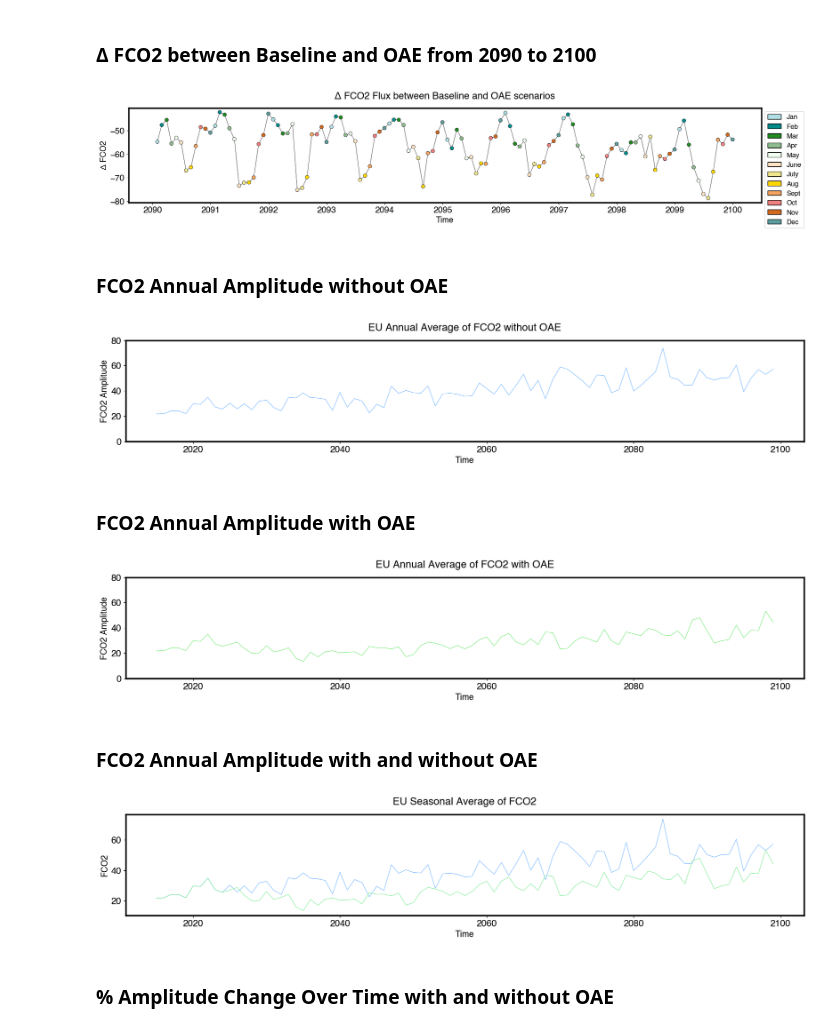
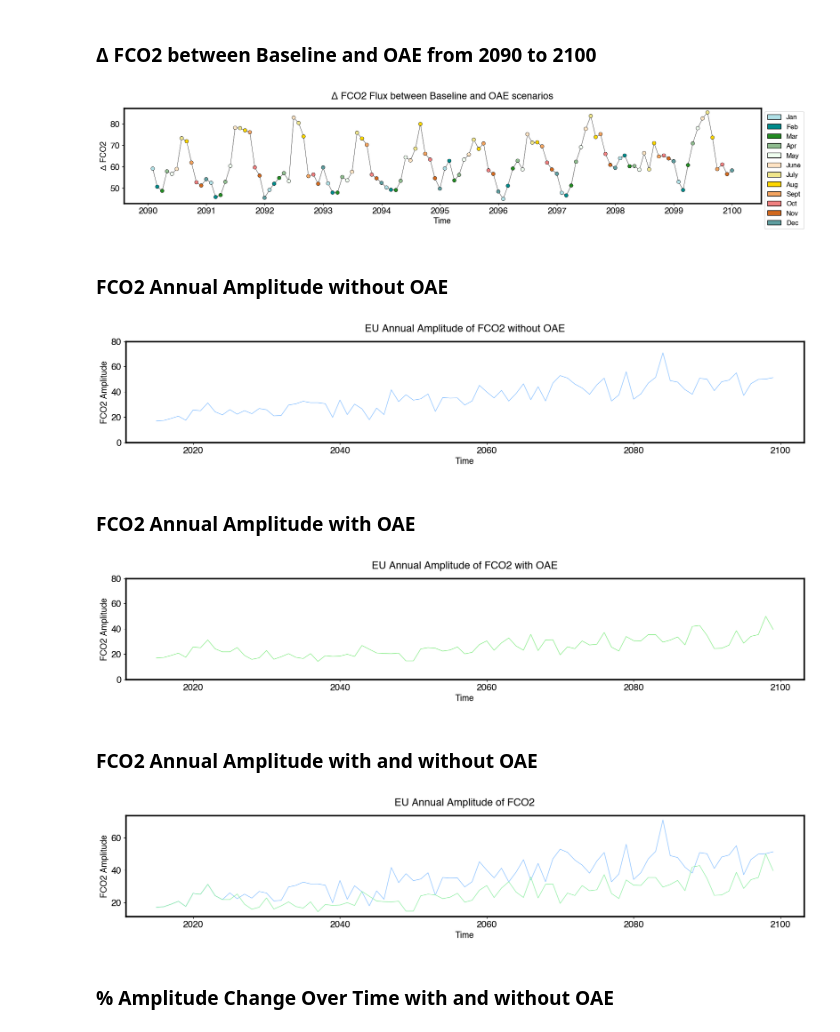
Before and after one commit to chiaraciscato/MScThesis, a Jupyter notebook: FCO2_Comparison.ipynb, the cells around one changed output. Drawn from its saved outputs; the diff is of its cells as text; code cells hidden in the pictures.

Commit message:
analyse a single data point

```diff
--- a/FCO2_Comparison.ipynb
+++ b/FCO2_Comparison.ipynb
@@ -56,6 +54,6 @@ sliced_data_baseline = ds.where((-25 < ds.nav_lon) & (ds.nav_lon < 10) & (35 < d
 sliced_frame_baseline = sliced_data_baseline.sel(time_counter=slice('2090', '2100'))
 # %%
-sliced_data_oae = ds_oae.where((-25 < ds_oae.nav_lon) & (ds_oae.nav_lon < 10) & (35 < ds_oae.nav_lat) & (ds_oae.nav_lat < 70), drop=True)
+sliced_data_oae = ds_oae.where((-25 < ds_oae.nav_lon) & (ds_oae.nav_lon < 10) & (40 < ds_oae.nav_lat) & (ds_oae.nav_lat < 70), drop=True)
 sliced_frame_oae = sliced_data_oae.sel(time_counter=slice('2090', '2100'))
 # %%
 sliced_data_baseline_plot = sliced_data_baseline.fco2.mean(dim=('y', 'x'))
@@ -461,5 +455,5 @@ end_date_month = "2100-01-01"
 fco2_baseline_month = sliced_data_baseline["fco2"].sel(time_counter=slice(start_date_month, end_date_month))
 # %%
 fco2_month_summary_baseline = fco2_baseline_month.groupby('time_counter.season').mean('time_counter', skipna=True)
-fco2_month_mean_all_years_baseline = fco2_baseline_month.resample(time_counter='M', keep_attrs=True).mean()
+fco2_month_mean_all_years_baseline = fco2_baseline_month.resample(time_counter='M').mean(keep_attrs=True)
 fco2_monthly_mean_baseline = fco2_month_mean_all_years_baseline.groupby('time_counter').mean(["y", "x"])
@@ -469,5 +461,5 @@ Passing ``keep_attrs`` to ``resample`` has no effect and will raise an error in
 fco2_oae_month = sliced_data_oae["fco2"].sel(time_counter=slice(start_date_month, end_date_month))
 # %%
 fco2_month_summary_oae = fco2_oae_month.groupby('time_counter.season').mean('time_counter', skipna=True)
-fco2_month_mean_all_years_oae = fco2_oae_month.resample(time_counter='M', keep_attrs=True).mean()
+fco2_month_mean_all_years_oae = fco2_oae_month.resample(time_counter='M').mean(keep_attrs=True)
 fco2_monthly_mean_oae = fco2_month_mean_all_years_oae.groupby('time_counter').mean(["y", "x"])
@@ -604,7 +594,7 @@ pass
 # %% [markdown]
 ### Δ FCO2 between Baseline and OAE from 2090 to 2100
 # %%
-delta_fco2 = fco2_oae_monthly.fco2 - fco2_baseline_monthly.fco2
+delta_fco2 = fco2_baseline_monthly.fco2 - fco2_oae_monthly.fco2
 # %%
 delta_fco2 = delta_fco2.to_xarray()
 # %%
@@ -636,16 +626,16 @@ colors = dict(zip(delta_fco2.Month.unique(), ['powderblue', 'darkcyan', 'forestg
 # %%
 fig, ax = plt.subplots(figsize=(20, 3))
 ax.plot_date(delta_fco2.index, delta_fco2.fco2, '-', color="black", linewidth=0.5, zorder=1)
 ax.scatter(delta_fco2.index, delta_fco2.fco2, color=delta_fco2.Month.map(lambda x: colors[x]), edgecolors='black',  linewidth=0.5, s=40)
 legend = [mpatches.Patch(facecolor = value, edgecolor = "black", label = key, alpha = 1) for key, value in colors.items()]
 ax.legend(handles = legend, bbox_to_anchor=(1, 1), loc='upper left', fontsize=12)
 ax.set_xlabel('Time', fontsize=14)
 ax.set_ylabel('Δ FCO2', fontsize=14)
-ax.set_title("Δ FCO2 Flux between Baseline and OAE scenarios", fontname="Helvetica", fontsize=17, y=1.06)
+ax.set_title("Δ FCO2 Flux between Baseline and OAE", fontname="Helvetica", fontsize=17, y=1.06)
 
 pass
 # %% [output]
-[figure, old version]
+[figure, new version]
 # %% [markdown]
 ### FCO2 Annual Amplitude without OAE
 # %%
@@ -673,10 +663,10 @@ plt.plot(fco2_amplitude_baseline.year, fco2_amplitude_baseline.fco2, linewidth=1
 plt.ylim(0, 80)
 plt.xlabel("Time", fontsize=14)
 plt.ylabel("FCO2 Amplitude", fontsize=14)
-plt.title('EU Annual Average of FCO2 without OAE', fontname="Helvetica", fontsize=17, y=1.06)
+plt.title('EU Annual Amplitude of FCO2 without OAE', fontname="Helvetica", fontsize=17, y=1.06)
 plt.show()
 # %% [output]
-[figure, old version]
+[figure, new version]
 # %% [markdown]
 ### FCO2 Annual Amplitude with OAE
 # %%
@@ -704,10 +694,10 @@ plt.plot(fco2_amplitude_oae.year, fco2_amplitude_oae.fco2, linewidth=1, color='l
 plt.ylim(0, 80)
 plt.xlabel("Time", fontsize=14)
 plt.ylabel("FCO2 Amplitude", fontsize=14)
-plt.title('EU Annual Average of FCO2 with OAE', fontname="Helvetica", fontsize=17, y=1.06)
+plt.title('EU Annual Amplitude of FCO2 with OAE', fontname="Helvetica", fontsize=17, y=1.06)
 plt.show()
 # %% [output]
-[figure, old version]
+[figure, new version]
 # %% [markdown]
 ### FCO2 Annual Amplitude with and without OAE
 # %%
@@ -716,10 +706,10 @@ plt.plot(fco2_amplitude_baseline.year, fco2_amplitude_baseline.fco2, linewidth=1
 plt.plot(fco2_amplitude_oae.year, fco2_amplitude_oae.fco2, linewidth=1, label = 'OAE')
 plt.xlabel("Time", fontsize=14)
 plt.ylabel("FCO2 Amplitude", fontsize=14)
-plt.title('EU Annual Average of FCO2', fontname="Helvetica", fontsize=17, y=1.06)
+plt.title('EU Annual Amplitude of FCO2', fontname="Helvetica", fontsize=17, y=1.06)
 plt.show()
 # %% [output]
-[figure, old version]
+[figure, new version]
 # %% [markdown]
 ### % Amplitude Change Over Time with and without OAE
 # %%
```
Also changed, not shown: parts of 32 cells of this notebook, 27 other files.
